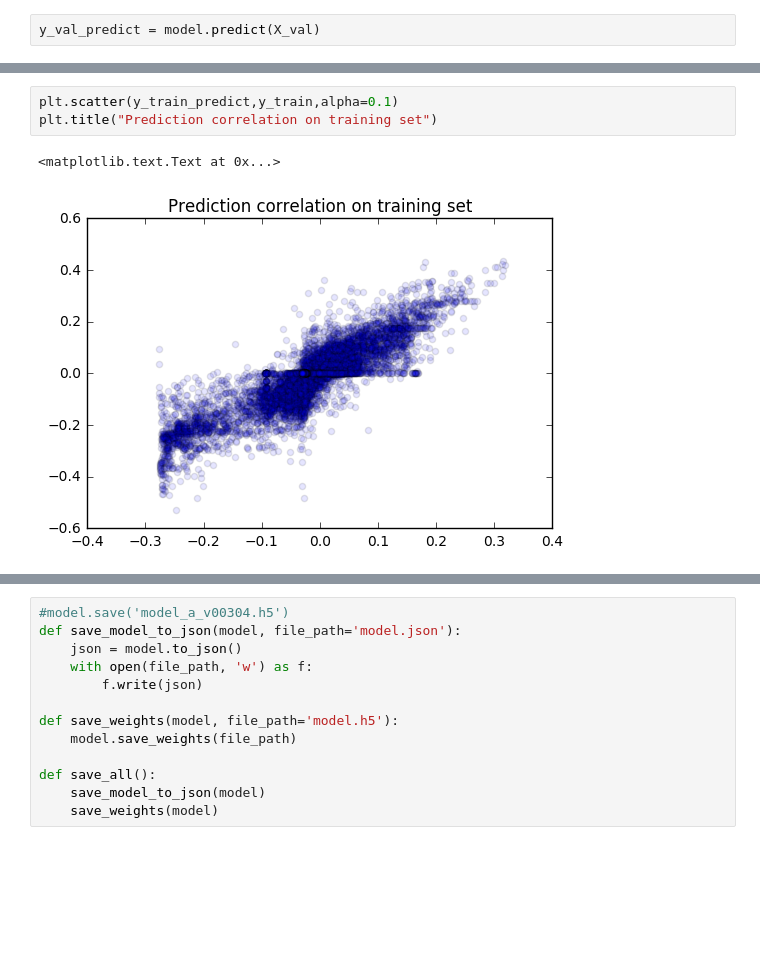
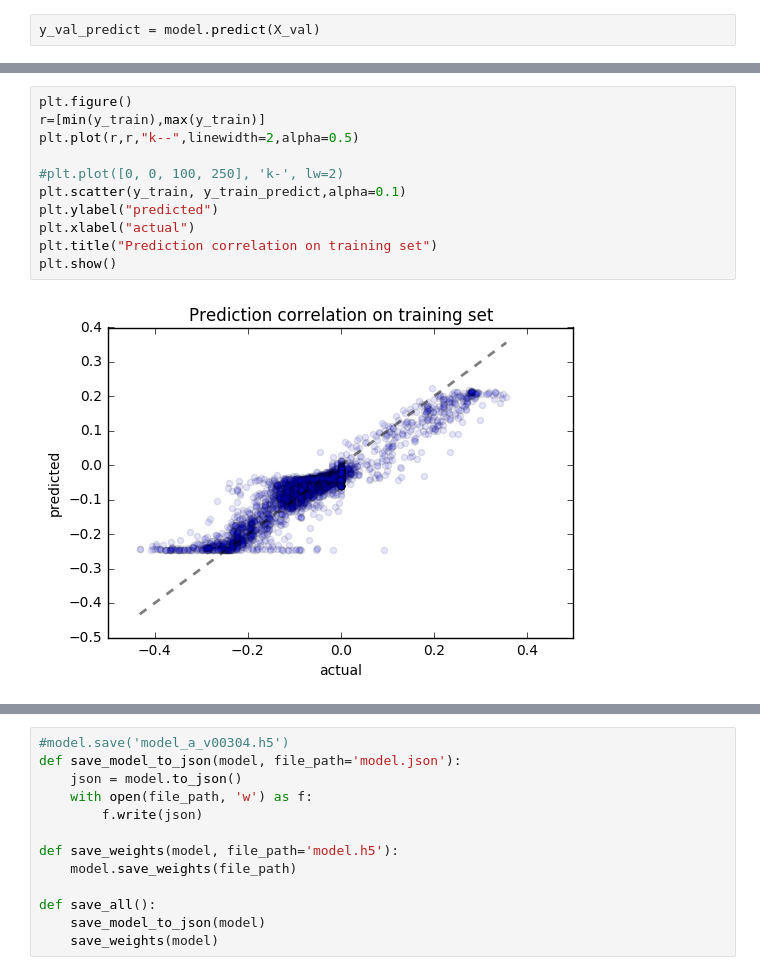
Before and after one commit to berickson/CarND-Behaviorial-Cloning, a Jupyter notebook: Behavorial-Cloning.ipynb, the cells around one changed output, grey strips where cells are left out. Saved outputs shown, nothing was run; the diff lists cells and outputs as text; blank space fills up the shorter version.

```diff
--- a/Behavorial-Cloning.ipynb
+++ b/Behavorial-Cloning.ipynb
@@ -375,7 +443,14 @@ plt.title("Actual(blue) vs. Predicted(green) steering angles - validation set")
-# %%
-plt.scatter(y_train_predict,y_train,alpha=0.1)
-plt.title("Prediction correlation on training set")
-# %% [output]
-<matplotlib.text.Text at 0x...>
-[figure, removed]
+# %%
+plt.figure()
+r=[min(y_train),max(y_train)]
+plt.plot(r,r,"k--",linewidth=2,alpha=0.5)
+
+#plt.plot([0, 0, 100, 250], 'k-', lw=2)
+plt.scatter(y_train, y_train_predict,alpha=0.1)
+plt.ylabel("predicted")
+plt.xlabel("actual")
+plt.title("Prediction correlation on training set")
+plt.show()
+# %% [output]
+[figure, added]
 # %%
```
Also changed, not shown: parts of 23 cells of this notebook, 4 other files.
